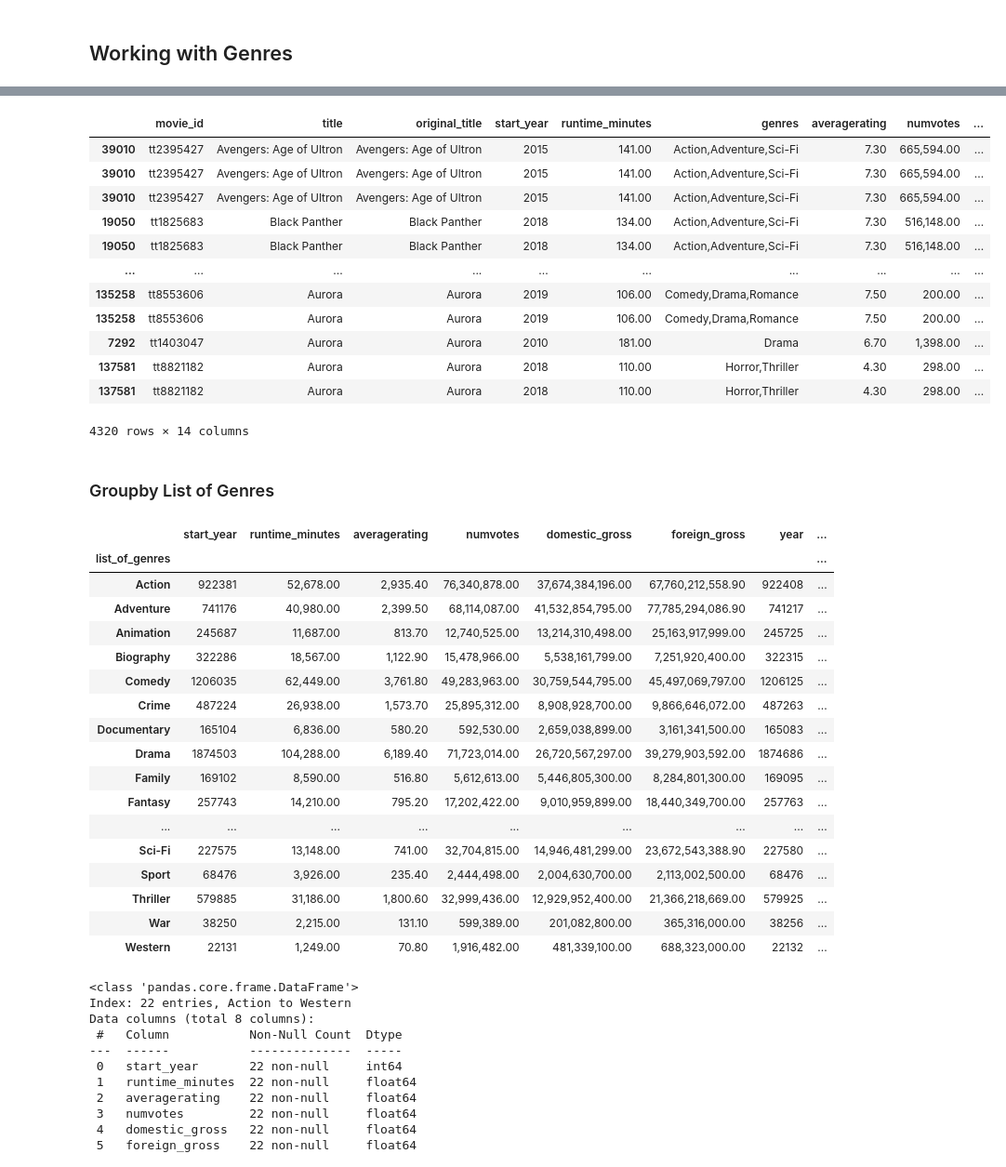
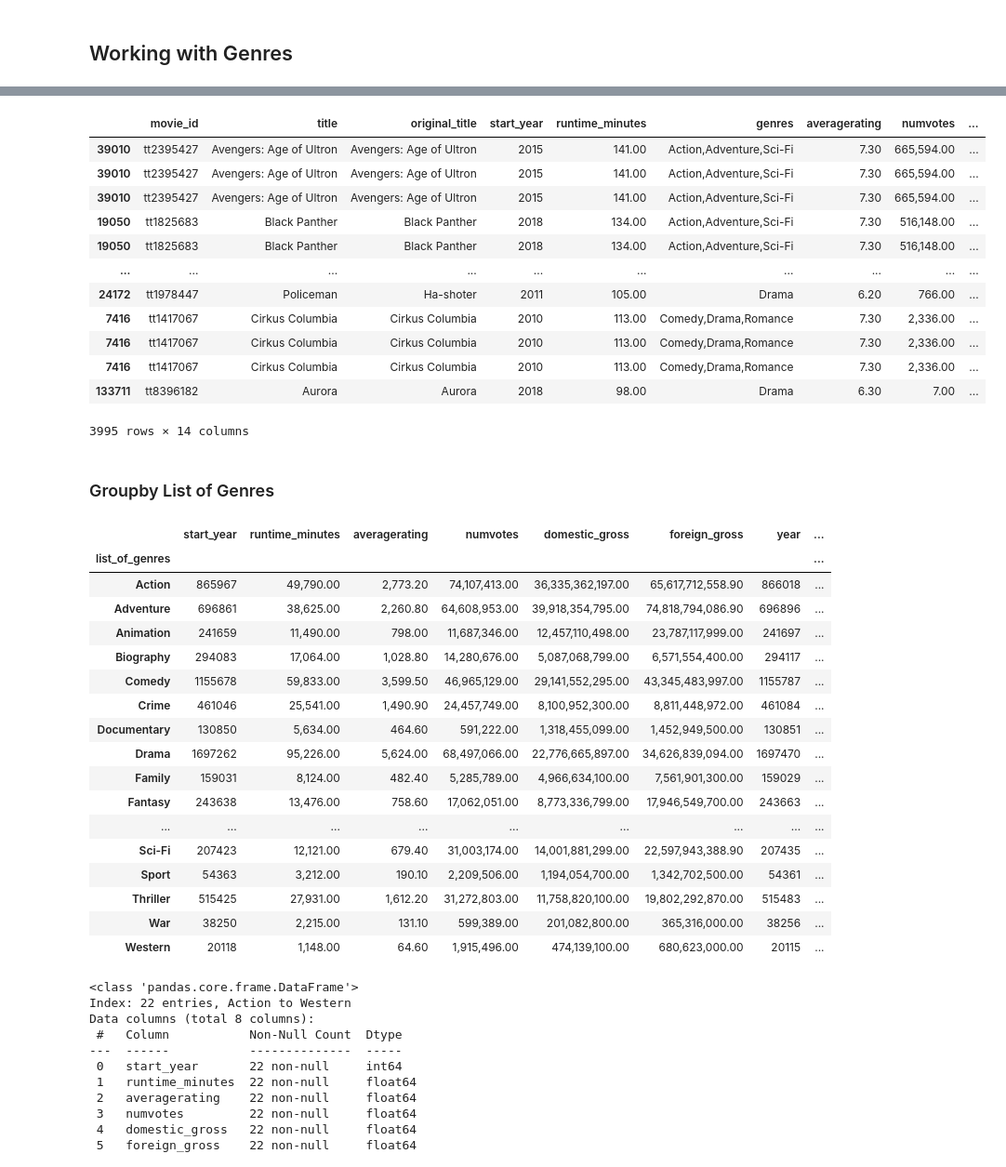
Before and after one commit to GusVilla303/dsc-phase-1-project, a Jupyter notebook: microsoft-movie-analysis.ipynb, the cells around one changed output, grey strips where cells are left out. Shown: that part at 93% size. Saved outputs shown, nothing was run; the diff lists cells and outputs as text; code cells hidden in the pictures.

```diff
--- a/microsoft-movie-analysis.ipynb
+++ b/microsoft-movie-analysis.ipynb
@@ -517,4 +517,4 @@ df_without_nan
 # %%
-df_without_nan['list_of_genres'] = df_without_nan['genres'].map(lambda x: x.split(','))
-df_without_nan
+df_no_duplicates['list_of_genres'] = df_no_duplicates['genres'].map(lambda x: x.split(','))
+df_no_duplicates
 # %% [output]
@@ -534,20 +539,20 @@ df_without_nan
 # %%
-genres_df = df_without_nan.explode('list_of_genres')
+genres_df = df_no_duplicates.explode('list_of_genres')
 genres_df
 # %% [output]
 |  | movie_id | title | original_title | start_year | runtime_minutes | genres | averagerating | numvotes | ... |
 | 39010 | tt2395427 | Avengers: Age of Ultron | Avengers: Age of Ultron | 2015 | 141.00 | Action,Adventure,Sci-Fi | 7.30 | 665,594.00 | ... |
 | 39010 | tt2395427 | Avengers: Age of Ultron | Avengers: Age of Ultron | 2015 | 141.00 | Action,Adventure,Sci-Fi | 7.30 | 665,594.00 | ... |
 | 39010 | tt2395427 | Avengers: Age of Ultron | Avengers: Age of Ultron | 2015 | 141.00 | Action,Adventure,Sci-Fi | 7.30 | 665,594.00 | ... |
 | 19050 | tt1825683 | Black Panther | Black Panther | 2018 | 134.00 | Action,Adventure,Sci-Fi | 7.30 | 516,148.00 | ... |
 | 19050 | tt1825683 | Black Panther | Black Panther | 2018 | 134.00 | Action,Adventure,Sci-Fi | 7.30 | 516,148.00 | ... |
 | ... | ... | ... | ... | ... | ... | ... | ... | ... | ... |
-| 135258 | tt8553606 | Aurora | Aurora | 2019 | 106.00 | Comedy,Drama,Romance | 7.50 | 200.00 | ... |
-| 135258 | tt8553606 | Aurora | Aurora | 2019 | 106.00 | Comedy,Drama,Romance | 7.50 | 200.00 | ... |
-| 7292 | tt1403047 | Aurora | Aurora | 2010 | 181.00 | Drama | 6.70 | 1,398.00 | ... |
-| 137581 | tt8821182 | Aurora | Aurora | 2018 | 110.00 | Horror,Thriller | 4.30 | 298.00 | ... |
-| 137581 | tt8821182 | Aurora | Aurora | 2018 | 110.00 | Horror,Thriller | 4.30 | 298.00 | ... |
+| 24172 | tt1978447 | Policeman | Ha-shoter | 2011 | 105.00 | Drama | 6.20 | 766.00 | ... |
+| 7416 | tt1417067 | Cirkus Columbia | Cirkus Columbia | 2010 | 113.00 | Comedy,Drama,Romance | 7.30 | 2,336.00 | ... |
+| 7416 | tt1417067 | Cirkus Columbia | Cirkus Columbia | 2010 | 113.00 | Comedy,Drama,Romance | 7.30 | 2,336.00 | ... |
+| 7416 | tt1417067 | Cirkus Columbia | Cirkus Columbia | 2010 | 113.00 | Comedy,Drama,Romance | 7.30 | 2,336.00 | ... |
+| 133711 | tt8396182 | Aurora | Aurora | 2018 | 98.00 | Drama | 6.30 | 7.00 | ... |
-4320 rows × 14 columns
+3995 rows × 14 columns
 # %%
 genres_no_duplicates = genres_df
 # %% [markdown]
@@ -558,22 +563,22 @@ genres_grouped
 # %% [output]
 |  | start_year | runtime_minutes | averagerating | numvotes | domestic_gross | foreign_gross | year | ... |
 | list_of_genres |  |  |  |  |  |  |  | ... |
-| Action | 922381 | 52,678.00 | 2,935.40 | 76,340,878.00 | 37,674,384,196.00 | 67,760,212,558.90 | 922408 | ... |
-| Adventure | 741176 | 40,980.00 | 2,399.50 | 68,114,087.00 | 41,532,854,795.00 | 77,785,294,086.90 | 741217 | ... |
-| Animation | 245687 | 11,687.00 | 813.70 | 12,740,525.00 | 13,214,310,498.00 | 25,163,917,999.00 | 245725 | ... |
-| Biography | 322286 | 18,567.00 | 1,122.90 | 15,478,966.00 | 5,538,161,799.00 | 7,251,920,400.00 | 322315 | ... |
-| Comedy | 1206035 | 62,449.00 | 3,761.80 | 49,283,963.00 | 30,759,544,795.00 | 45,497,069,797.00 | 1206125 | ... |
-| Crime | 487224 | 26,938.00 | 1,573.70 | 25,895,312.00 | 8,908,928,700.00 | 9,866,646,072.00 | 487263 | ... |
-| Documentary | 165104 | 6,836.00 | 580.20 | 592,530.00 | 2,659,038,899.00 | 3,161,341,500.00 | 165083 | ... |
-| Drama | 1874503 | 104,288.00 | 6,189.40 | 71,723,014.00 | 26,720,567,297.00 | 39,279,903,592.00 | 1874686 | ... |
-| Family | 169102 | 8,590.00 | 516.80 | 5,612,613.00 | 5,446,805,300.00 | 8,284,801,300.00 | 169095 | ... |
-| Fantasy | 257743 | 14,210.00 | 795.20 | 17,202,422.00 | 9,010,959,899.00 | 18,440,349,700.00 | 257763 | ... |
+| Action | 865967 | 49,790.00 | 2,773.20 | 74,107,413.00 | 36,335,362,197.00 | 65,617,712,558.90 | 866018 | ... |
+| Adventure | 696861 | 38,625.00 | 2,260.80 | 64,608,953.00 | 39,918,354,795.00 | 74,818,794,086.90 | 696896 | ... |
+| Animation | 241659 | 11,490.00 | 798.00 | 11,687,346.00 | 12,457,110,498.00 | 23,787,117,999.00 | 241697 | ... |
+| Biography | 294083 | 17,064.00 | 1,028.80 | 14,280,676.00 | 5,087,068,799.00 | 6,571,554,400.00 | 294117 | ... |
+| Comedy | 1155678 | 59,833.00 | 3,599.50 | 46,965,129.00 | 29,141,552,295.00 | 43,345,483,997.00 | 1155787 | ... |
+| Crime | 461046 | 25,541.00 | 1,490.90 | 24,457,749.00 | 8,100,952,300.00 | 8,811,448,972.00 | 461084 | ... |
+| Documentary | 130850 | 5,634.00 | 464.60 | 591,222.00 | 1,318,455,099.00 | 1,452,949,500.00 | 130851 | ... |
+| Drama | 1697262 | 95,226.00 | 5,624.00 | 68,497,066.00 | 22,776,665,897.00 | 34,626,839,094.00 | 1697470 | ... |
+| Family | 159031 | 8,124.00 | 482.40 | 5,285,789.00 | 4,966,634,100.00 | 7,561,901,300.00 | 159029 | ... |
+| Fantasy | 243638 | 13,476.00 | 758.60 | 17,062,051.00 | 8,773,336,799.00 | 17,946,549,700.00 | 243663 | ... |
 | ... | ... | ... | ... | ... | ... | ... | ... | ... |
-| Sci-Fi | 227575 | 13,148.00 | 741.00 | 32,704,815.00 | 14,946,481,299.00 | 23,672,543,388.90 | 227580 | ... |
-| Sport | 68476 | 3,926.00 | 235.40 | 2,444,498.00 | 2,004,630,700.00 | 2,113,002,500.00 | 68476 | ... |
-| Thriller | 579885 | 31,186.00 | 1,800.60 | 32,999,436.00 | 12,929,952,400.00 | 21,366,218,669.00 | 579925 | ... |
+| Sci-Fi | 207423 | 12,121.00 | 679.40 | 31,003,174.00 | 14,001,881,299.00 | 22,597,943,388.90 | 207435 | ... |
+| Sport | 54363 | 3,212.00 | 190.10 | 2,209,506.00 | 1,194,054,700.00 | 1,342,702,500.00 | 54361 | ... |
+| Thriller | 515425 | 27,931.00 | 1,612.20 | 31,272,803.00 | 11,758,820,100.00 | 19,802,292,870.00 | 515483 | ... |
 | War | 38250 | 2,215.00 | 131.10 | 599,389.00 | 201,082,800.00 | 365,316,000.00 | 38256 | ... |
-| Western | 22131 | 1,249.00 | 70.80 | 1,916,482.00 | 481,339,100.00 | 688,323,000.00 | 22132 | ... |
+| Western | 20118 | 1,148.00 | 64.60 | 1,915,496.00 | 474,139,100.00 | 680,623,000.00 | 20115 | ... |
 # %%
 genres_grouped.info()
 # %% [output]
```
Also changed, not shown: parts of 9 cells of this notebook.
